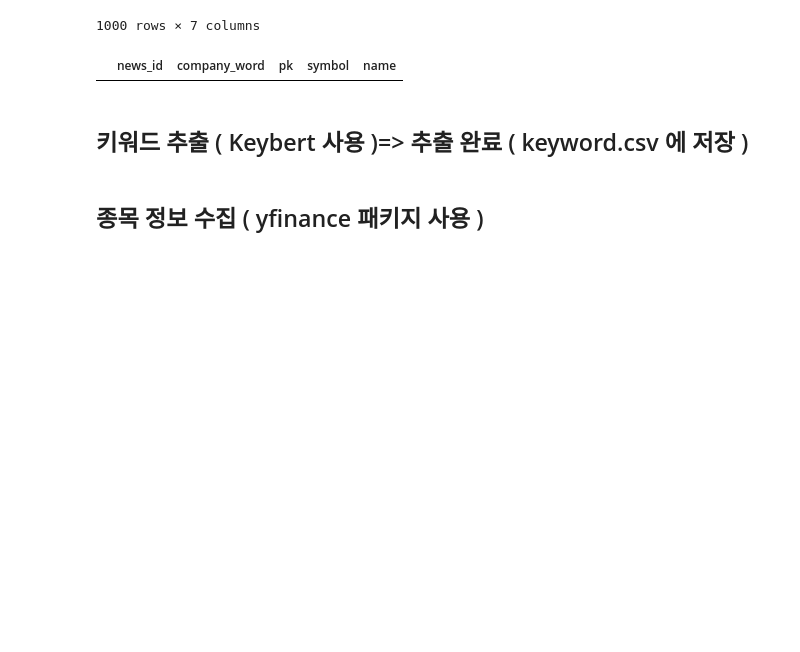
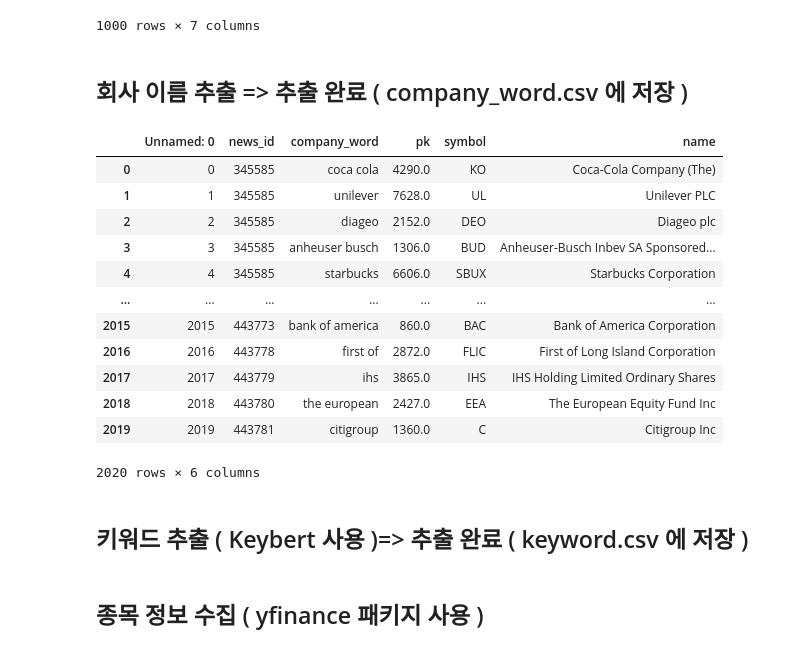
Before and after one commit to yugyeong1/News_raw_data-stock-mapping, a Jupyter notebook: project.ipynb, the cells around one changed output. Saved outputs shown, nothing was run; the diff lists cells and outputs as text; code cells hidden in the pictures; blank space fills up the shorter version.

```diff
--- a/project.ipynb
+++ b/project.ipynb
@@ -53,4 +53,6 @@ news_raw
 | 998 | 443780 | ECB Must Limit Emergency Powers t... | the european central bank risks l... | [the, european, central, bank, ri... | 0 | 0 | 0 |
 | 999 | 443781 | Citi Pledges to Become Antiracist... | citigroup inc will spend 1 billio... | [citigroup, inc, will, spend, 1, ... | 0 | 0 | 0 |
 1000 rows × 7 columns
+# %% [markdown]
+## 회사 이름 추출 => 추출 완료 ( company_word.csv 에 저장 )
 # %%
@@ -90,10 +91,23 @@ for token_num, token in enumerate(tokenize_list):  # news_raw data 토큰화
                     continue
 # %%
 project_result = pd.merge(project_result, nasdaq_stock, how='left', left_on='pk', right_on='pk')
-# %%
-project_result
-# %% [output]
-|  | news_id | company_word | pk | symbol | name |
+# %%
+company_word = pd.read_csv('C:/projectnasdaq/project2/company_word.csv')
+company_word
+# %% [output]
+|  | Unnamed: 0 | news_id | company_word | pk | symbol | name |
+| 0 | 0 | 345585 | coca cola | 4290.0 | KO | Coca-Cola Company (The) |
+| 1 | 1 | 345585 | unilever | 7628.0 | UL | Unilever PLC |
+| 2 | 2 | 345585 | diageo | 2152.0 | DEO | Diageo plc |
+| 3 | 3 | 345585 | anheuser busch | 1306.0 | BUD | Anheuser-Busch Inbev SA Sponsored... |
+| 4 | 4 | 345585 | starbucks | 6606.0 | SBUX | Starbucks Corporation |
+| ... | ... | ... | ... | ... | ... | ... |
+| 2015 | 2015 | 443773 | bank of america | 860.0 | BAC | Bank of America Corporation |
+| 2016 | 2016 | 443778 | first of | 2872.0 | FLIC | First of Long Island Corporation |
+| 2017 | 2017 | 443779 | ihs | 3865.0 | IHS | IHS Holding Limited Ordinary Shares |
+| 2018 | 2018 | 443780 | the european | 2427.0 | EEA | The European Equity Fund Inc |
+| 2019 | 2019 | 443781 | citigroup | 1360.0 | C | Citigroup Inc |
+2020 rows × 6 columns
 # %% [markdown]
 ## 키워드 추출 ( Keybert 사용 )=> 추출 완료 ( keyword.csv 에 저장 )
 # %%
```
Also changed, not shown: parts of 17 cells of this notebook.
